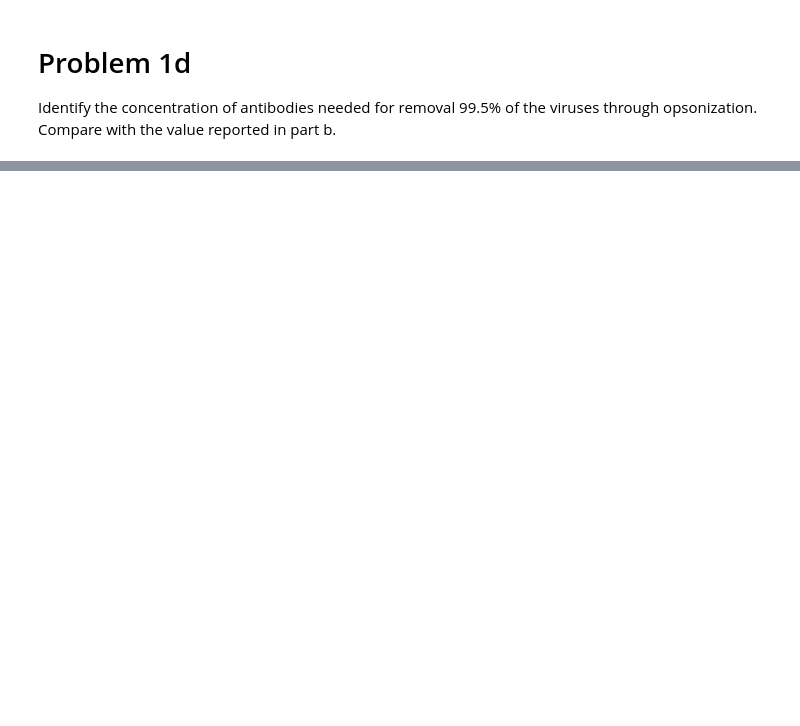
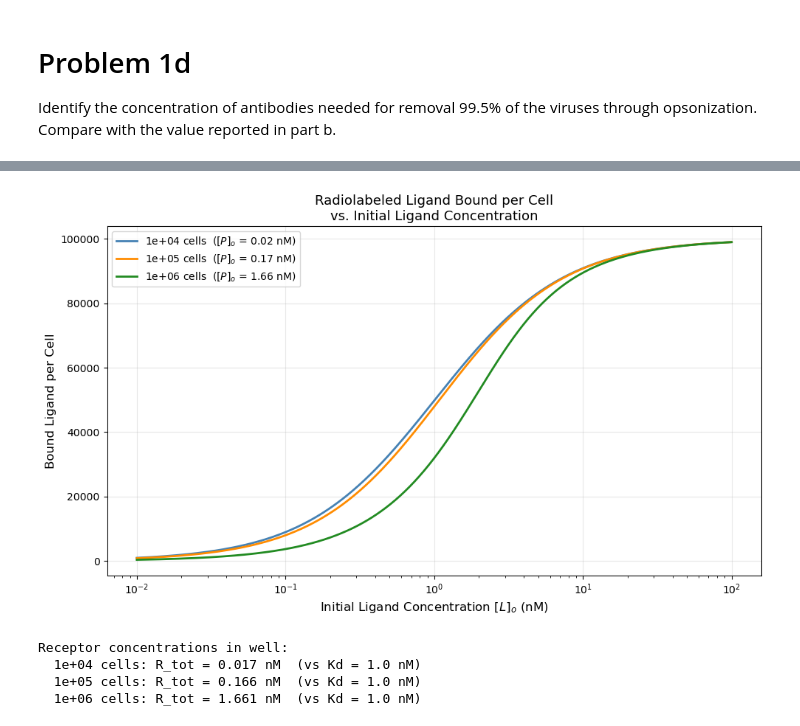
Before and after one commit to caterer-z-t/CHEN_5150, a Jupyter notebook: PS6/PS6.ipynb, the cells around one changed output, grey strips where cells are left out. Saved outputs shown, nothing was run; the diff lists cells and outputs as text; code cells hidden in the pictures; blank space fills up the shorter version.

```diff
--- a/PS6/PS6.ipynb
+++ b/PS6/PS6.ipynb
@@ -197,0 +194,58 @@ Verification: % removal = 99.50%
+# %%
+import numpy as np
+import matplotlib.pyplot as plt
+# from scipy.optimize import curve_fit
+
+# Constants
+Kd   = 1.0                       # nM, dissociation constant
+RT        = 1e5                  # receptors per cell
+V_L       = 100e-6               # 100 µL
+NA        = 6.022e23             # Avogadro's number
+cell_densities = [1e4, 1e5, 1e6] # cells per well
+
+# Ligand concentration range (nM)
+L0 = np.logspace(-2, 2, 500)   # 0.01 to 100 nM
+
+def bound_per_cell(L0, P0_nM, Kd, RT):
+    """
+    Rigorous quadratic solution accounting for ligand depletion.
+    L0, P0_nM, Kd all in nM.
+    Returns bound ligand molecules per cell.
+    """
+    b = Kd + L0 + P0_nM
+    y_eq = (b - np.sqrt(b**2 - 4 * P0_nM * L0)) / (2 * P0_nM)
+    return RT * y_eq
+
+fig, ax = plt.subplots(figsize=(10, 6))
+
+colors = ['steelblue', 'darkorange', 'forestgreen']
+bound_data = {}
+
+for n_cells, color in zip(cell_densities, colors):
+    # Total receptor concentration in well (nM)
+    P0_nM = (n_cells * RT) / (NA * V_L) * 1e9
+
+    B = bound_per_cell(L0, P0_nM, Kd, RT)
+
+    ax.semilogx(L0, B, color=color, linewidth=2,
+                label=f'{n_cells:.0e} cells  ($[P]_o$ = {P0_nM:.2f} nM)')
+
+ax.set_xlabel('Initial Ligand Concentration $[L]_o$ (nM)', fontsize=12)
+ax.set_ylabel('Bound Ligand per Cell', fontsize=12)
+ax.set_title('Radiolabeled Ligand Bound per Cell\nvs. Initial Ligand Concentration', fontsize=13)
+ax.grid(True, alpha=0.3)
+ax.legend(fontsize=10)
+plt.tight_layout()
+plt.show()
+
+# Print receptor concentrations for context
+print("Receptor concentrations in well:")
+for n_cells in cell_densities:
+    R_nM = (n_cells * RT) / (NA * V_L) * 1e9
+    print(f"  {n_cells:.0e} cells: R_tot = {R_nM:.3f} nM  (vs Kd = {Kd} nM)")
+# %% [output]
+[figure, added]
+Receptor concentrations in well:
+  1e+04 cells: R_tot = 0.017 nM  (vs Kd = 1.0 nM)
+  1e+05 cells: R_tot = 0.166 nM  (vs Kd = 1.0 nM)
+  1e+06 cells: R_tot = 1.661 nM  (vs Kd = 1.0 nM)
```
Also changed, not shown: parts of 25 cells of this notebook, 3 other files.
